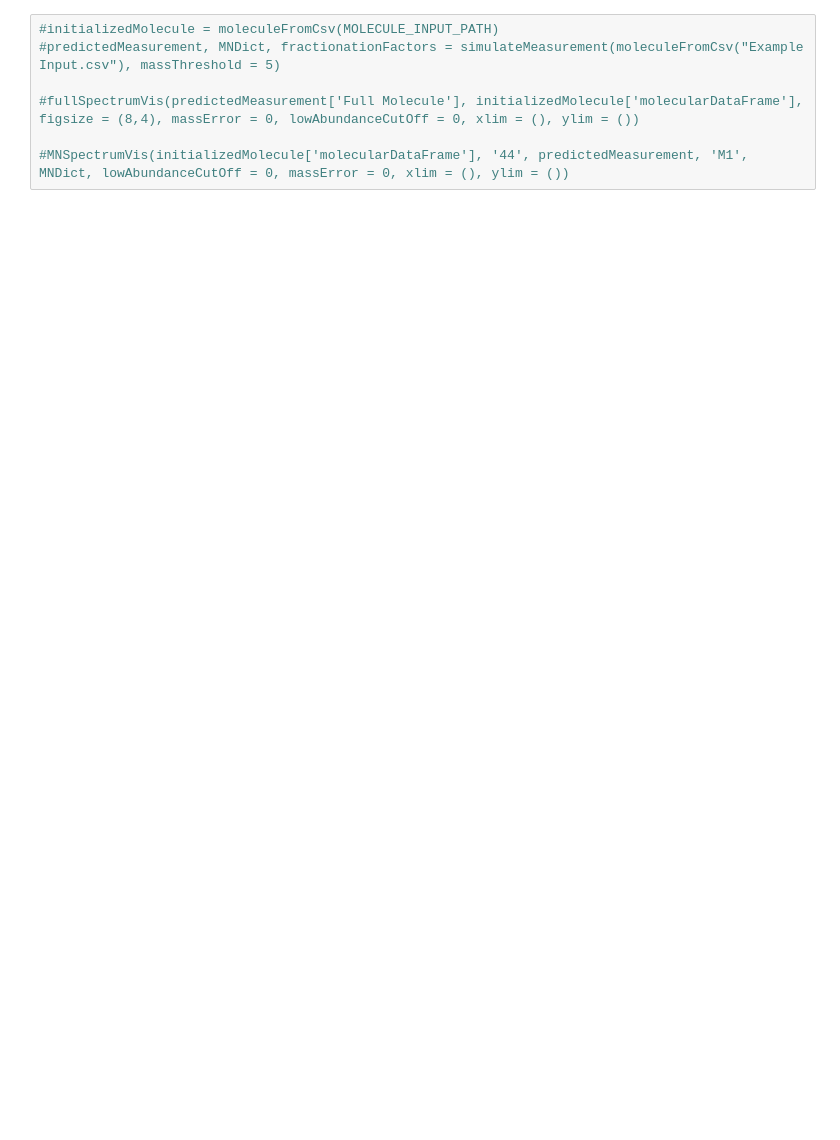
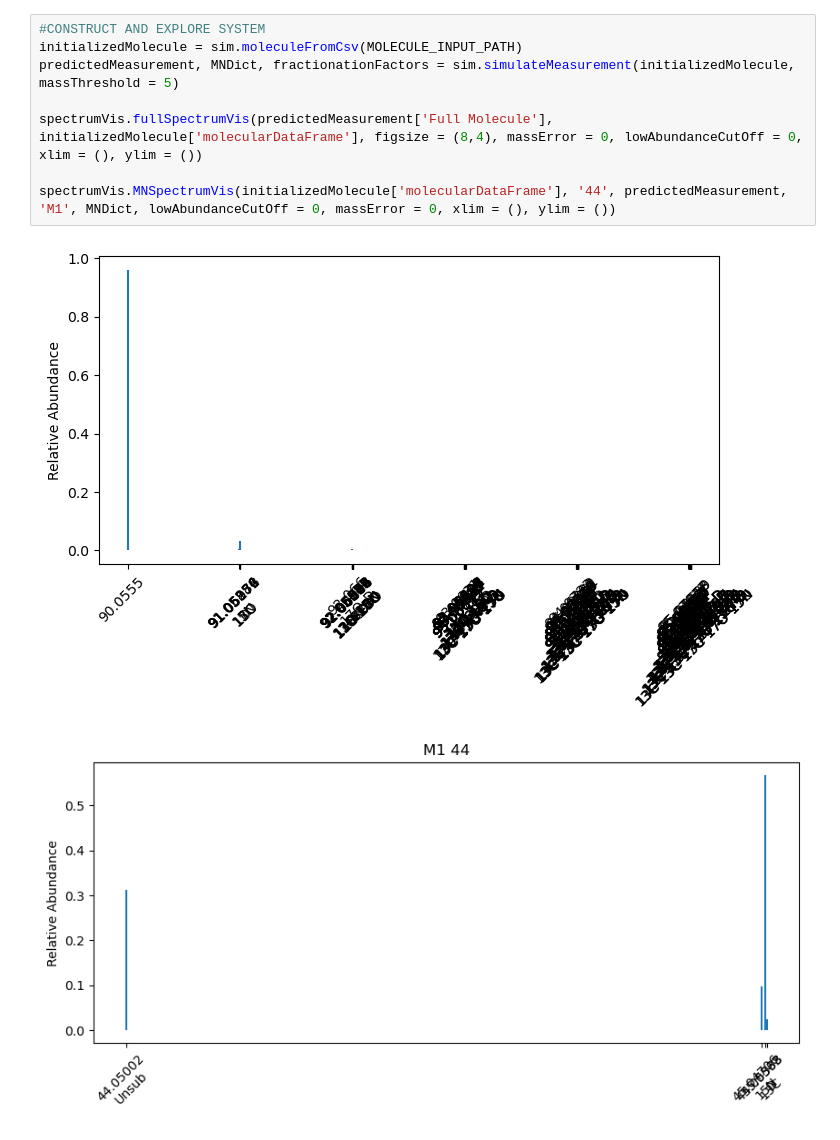
Before and after one commit to Csernica/Isotomics-Automated, a Jupyter notebook: alanine Example Script.ipynb, the cells around one changed output. Saved outputs shown, nothing was run; the diff lists cells and outputs as text; blank space fills up the shorter version.

```diff
--- a/alanine Example Script.ipynb
+++ b/alanine Example Script.ipynb
@@ -507,8 +21,12 @@ OUTPUT_FILENAME = 'output.csv'
 # %%
-#initializedMolecule = moleculeFromCsv(MOLECULE_INPUT_PATH)
-#predictedMeasurement, MNDict, fractionationFactors = simulateMeasurement(moleculeFromCsv("Example Input.csv"), massThreshold = 5)
+#CONSTRUCT AND EXPLORE SYSTEM
+initializedMolecule = sim.moleculeFromCsv(MOLECULE_INPUT_PATH)
+predictedMeasurement, MNDict, fractionationFactors = sim.simulateMeasurement(initializedMolecule, massThreshold = 5)
 
-#fullSpectrumVis(predictedMeasurement['Full Molecule'], initializedMolecule['molecularDataFrame'], figsize = (8,4), massError = 0, lowAbundanceCutOff = 0, xlim = (), ylim = ())
+spectrumVis.fullSpectrumVis(predictedMeasurement['Full Molecule'], initializedMolecule['molecularDataFrame'], figsize = (8,4), massError = 0, lowAbundanceCutOff = 0, xlim = (), ylim = ())
 
-#MNSpectrumVis(initializedMolecule['molecularDataFrame'], '44', predictedMeasurement, 'M1', MNDict, lowAbundanceCutOff = 0, massError = 0, xlim = (), ylim = ())
+spectrumVis.MNSpectrumVis(initializedMolecule['molecularDataFrame'], '44', predictedMeasurement, 'M1', MNDict, lowAbundanceCutOff = 0, massError = 0, xlim = (), ylim = ())
+# %% [output]
+[figure, added]
+[figure, added]
 # %%
```
Also changed, not shown: parts of 5 cells of this notebook, 2 other files.
